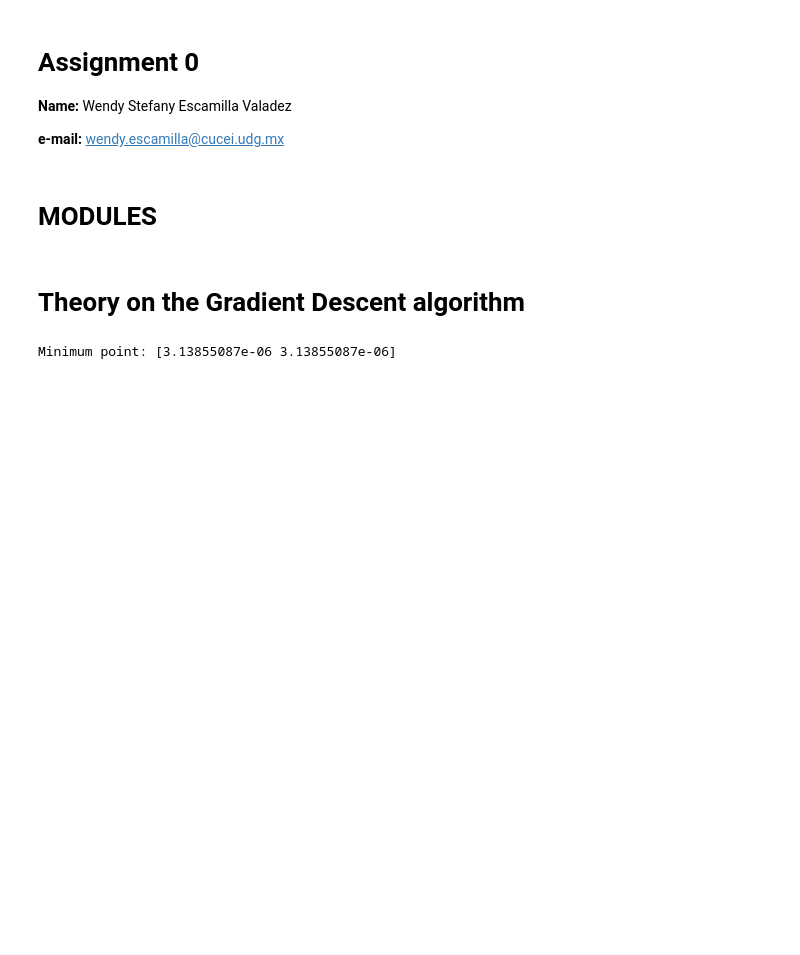
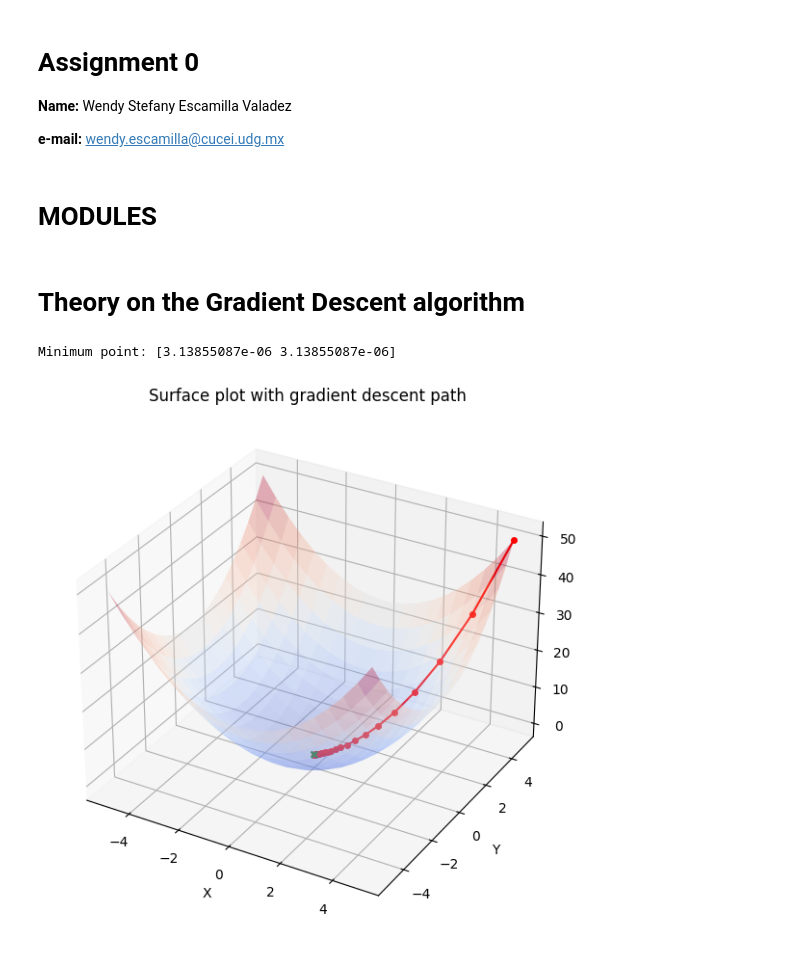
Before and after one commit to wendy-stefany/gradient-descent, a Jupyter notebook: TI_1_Assignment0.ipynb, the cells around one changed output. Cells and saved outputs as stored; diff of their text form; code cells hidden in the pictures; blank space fills up the shorter version.

Commit message:
Plot the results in 3D

```diff
--- a/TI_1_Assignment0.ipynb
+++ b/TI_1_Assignment0.ipynb
@@ -55,3 +55,35 @@ path = np.array(path)
 print(f"Minimum point: {colored(min_point, 'green')}")
 # %% [output]
 Minimum point: [3.13855087e-06 3.13855087e-06]
+# %%
+# Plot the results
+
+# Function inicial
+x_vals = np.linspace(-5, 5, 20)
+y_vals = np.linspace(-5, 5, 20)
+X, Y = np.meshgrid(x_vals, y_vals)
+Z = f(X, Y)
+
+
+# Draw mesh
+fig = plt.figure(figsize=(10, 7))
+ax = fig.add_subplot(111, projection='3d')
+ax.plot_surface(X, Y, Z, cmap='coolwarm', alpha=0.3)
+
+
+# 3d
+# Draw slope
+ax.plot(path[:, 0], path[:, 1], f(path[:, 0], path[:, 1]), color='r', marker='o', markersize=4)
+
+
+# Draw minium point
+ax.scatter(min_point[0], min_point[1], path[-1], color='g', marker='x')
+
+
+ax.set_xlabel('X')
+ax.set_ylabel('Y')
+ax.set_zlabel('Z')
+plt.title('Surface plot with gradient descent path')
+plt.show()
+# %% [output]
+[figure, added]
```
